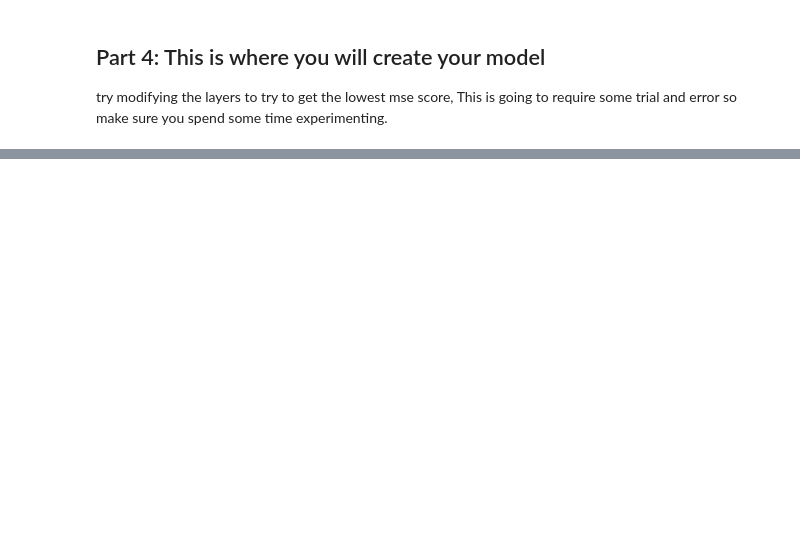
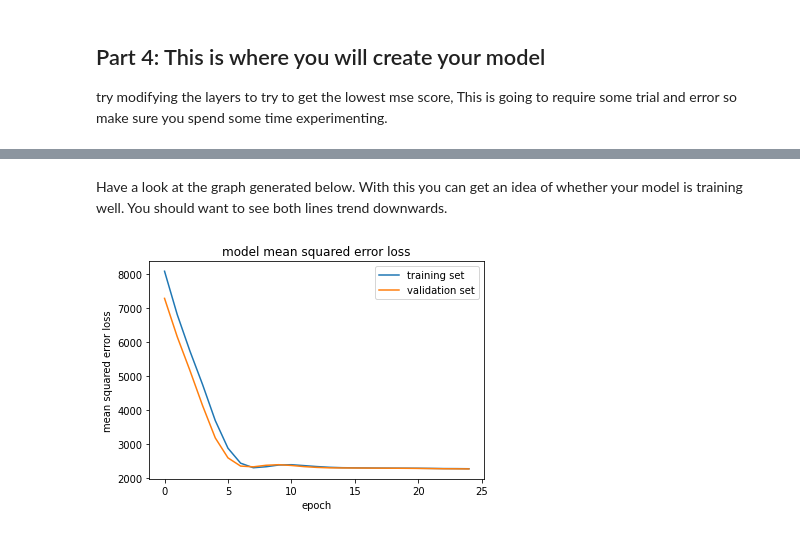
Before and after one commit to rrayhana/Demos, a Jupyter notebook: Lab Code/Lab Part 4/model.ipynb, the cells around one changed output, grey strips where cells are left out. Saved outputs shown, nothing was run; the diff lists cells and outputs as text; code cells hidden in the pictures; blank space fills up the shorter version.

```diff
--- a/Lab Code/Lab Part 4/model.ipynb
+++ b/Lab Code/Lab Part 4/model.ipynb
@@ -55,6 +55,7 @@ def load_data(directory):
     return image__paths, steering_angles # return the image paths and steering angles
 # %%
 train_img, train_steer = load_data(train_dir) # load the training data
+test_img, test_steer = load_data(test_dir) # load the test data
 # %% [markdown]
 ## Part 3: Loading the images on the fly
 
@@ -88,11 +108,12 @@ This is going to require some trial and error so make sure you spend some time e
 import keras as ks
 from keras.models import Sequential
 from keras.layers import Dense, InputLayer
+from keras import metrics
 
 # a sequential model is a model that is made up of layers
 model = Sequential()
 # the input layer is the first layer in the model
-model.add(InputLayer(input_shape=(100, 66, 3)))
+model.add(InputLayer(input_shape=(100, 66, 1)))
 
 # try modifying the number of nodes in the hidden layer to see how it affects the model
 # you can also try changing the activation function to see how it affects the model
@@ -102,8 +123,11 @@ model.add(Dense(16, activation='relu'))
 model.add(Dense(1 ,activation='linear'))
 
 batch_size = 32
+train_gen = batch_generator(train_img, train_steer, batch_size)
+test_gen = batch_generator(test_img, test_steer, batch_size)
 
-model.compile(optimizer='adam', loss='mse')
-model.fit(batch_generator(train_img, train_steer, batch_size), steps_per_epoch=np.ceil(float(len(train_img)) / float(batch_size)), epochs=25) # changing the number of epochs may help the model!
+
+model.compile(optimizer='adam', loss='mse', metrics=["mse"]) # we will keep track of the mean squared error using mse
+hist = model.fit(train_gen, steps_per_epoch=np.ceil(float(len(train_img)) / float(batch_size)), validation_data=test_gen, validation_steps=25, epochs=25) # changing the number of epochs may help the model!
 # %% [output]
 Epoch 1/25
@@ -126,0 +139,15 @@ Epoch 25/25
+# %% [markdown]
+Have a look at the graph generated below. With this you can get an idea of whether your model is training well. You should want to see both lines trend downwards.
+# %%
+import matplotlib.pyplot as plt
+
+# lets plot the model's history
+plt.plot(hist.history['loss'])
+plt.plot(hist.history['val_loss'])
+plt.title('model mean squared error loss')
+plt.ylabel('mean squared error loss')
+plt.xlabel('epoch')
+plt.legend(['training set', 'validation set'], loc='upper right')
+plt.show()
+# %% [output]
+[figure, added]
```
Also changed, not shown: parts of 5 cells of this notebook, 1 other file.
